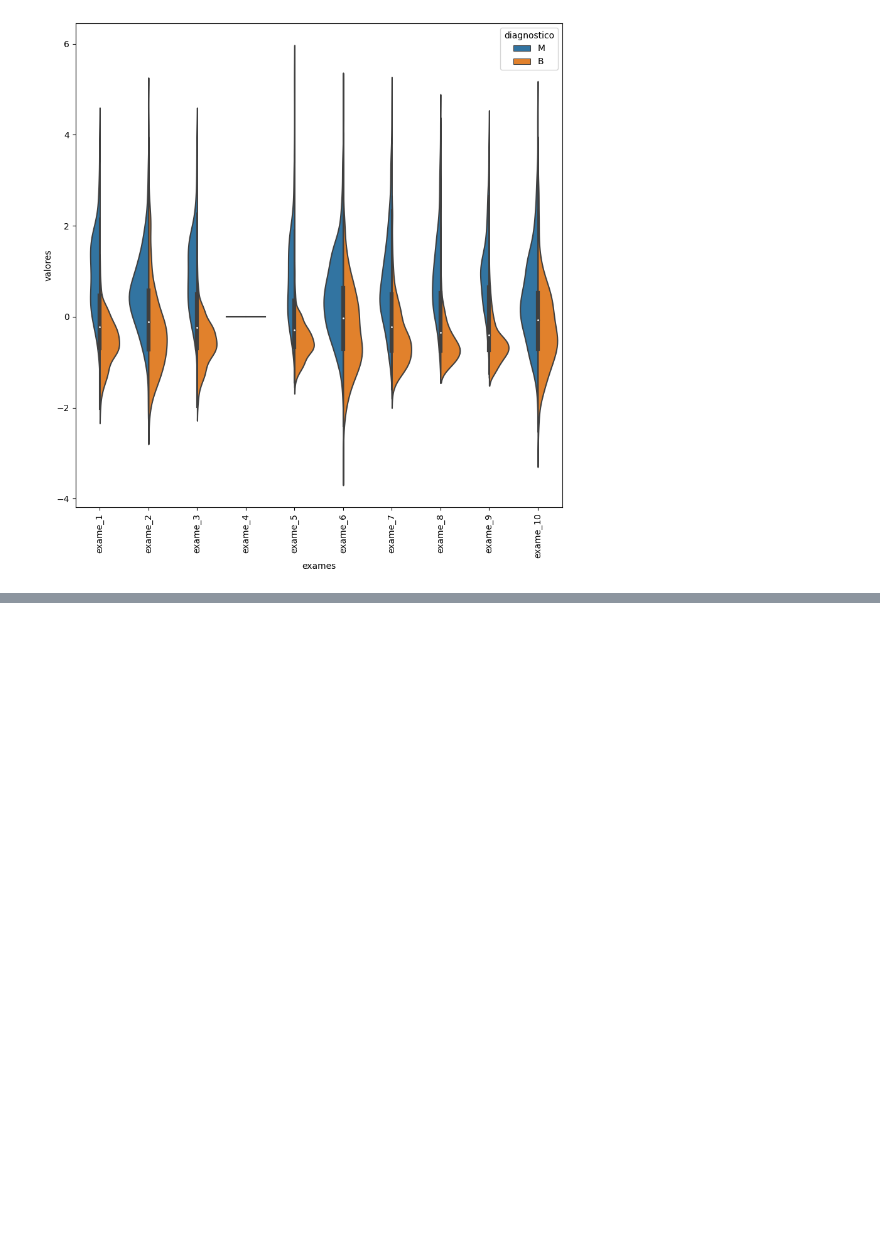
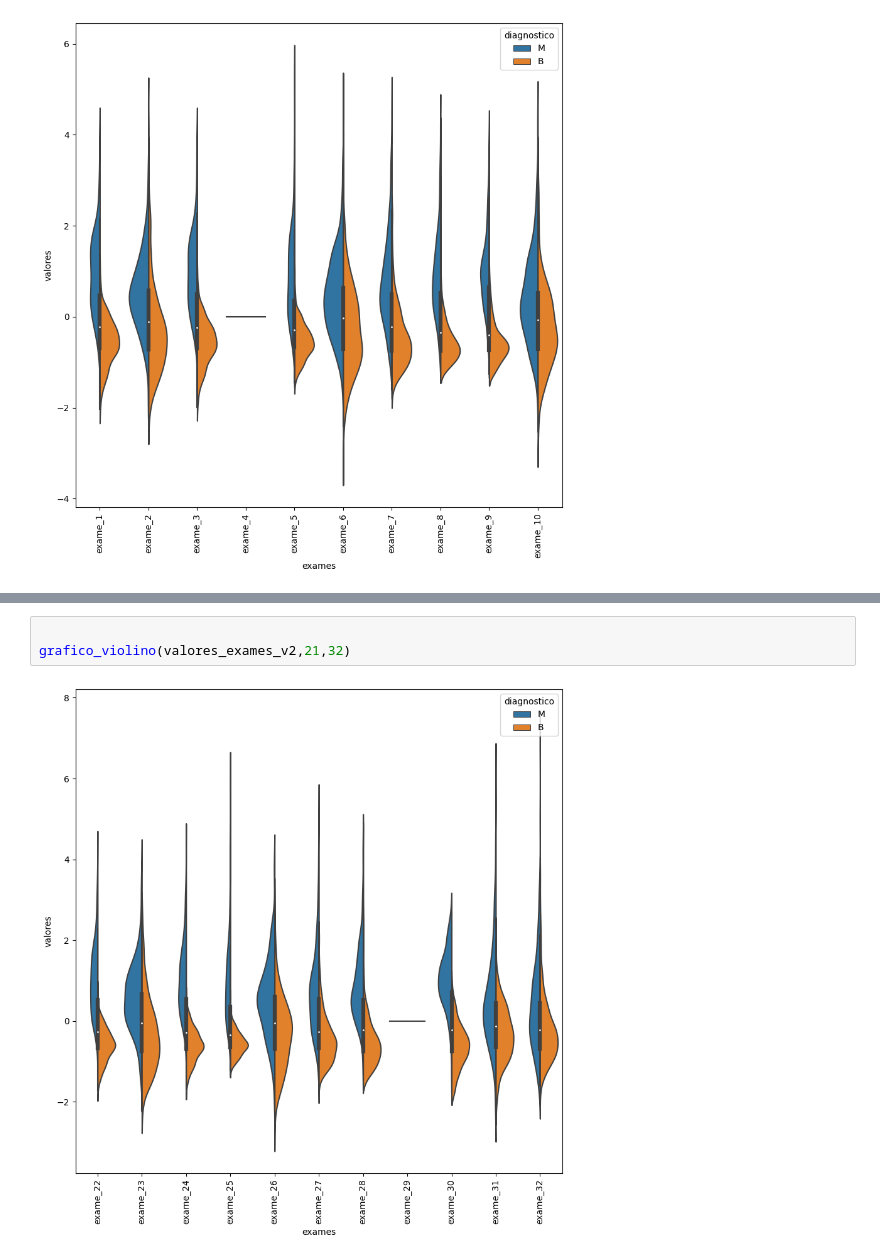
Before and after one commit to Augusto-S01/estudosDeIA, a Jupyter notebook: Dimensionalidade/main.ipynb, the cells around one changed output, grey strips where cells are left out. Saved outputs shown, nothing was run; the diff lists cells and outputs as text; blank space fills up the shorter version.

```diff
--- a/Dimensionalidade/main.ipynb
+++ b/Dimensionalidade/main.ipynb
@@ -175,0 +179,5 @@ def grafico_violino(valores,inicio,fim):
+# %%
+
+grafico_violino(valores_exames_v2,21,32)
+# %% [output]
+[figure, added]
```
Also changed, not shown: parts of 20 cells of this notebook, 5 other files.
